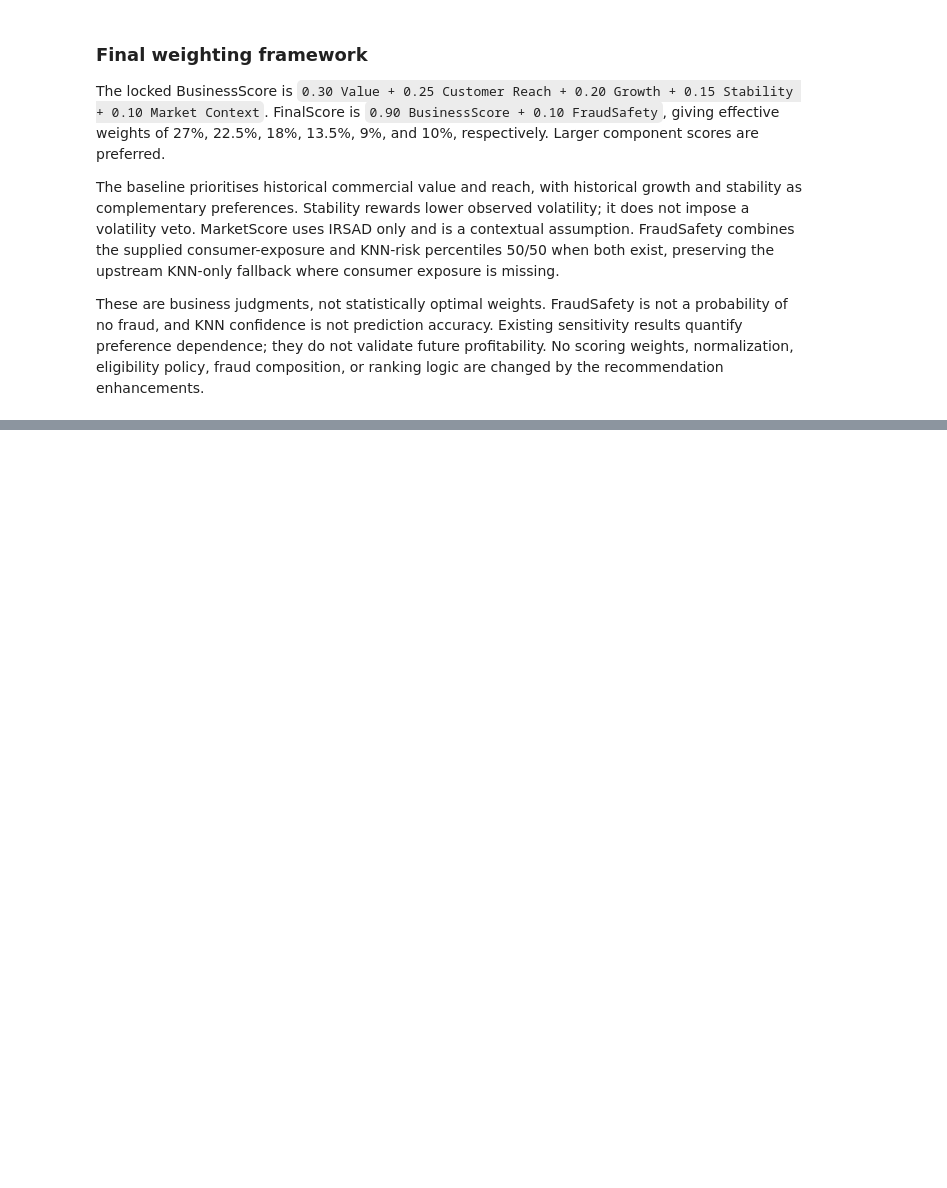
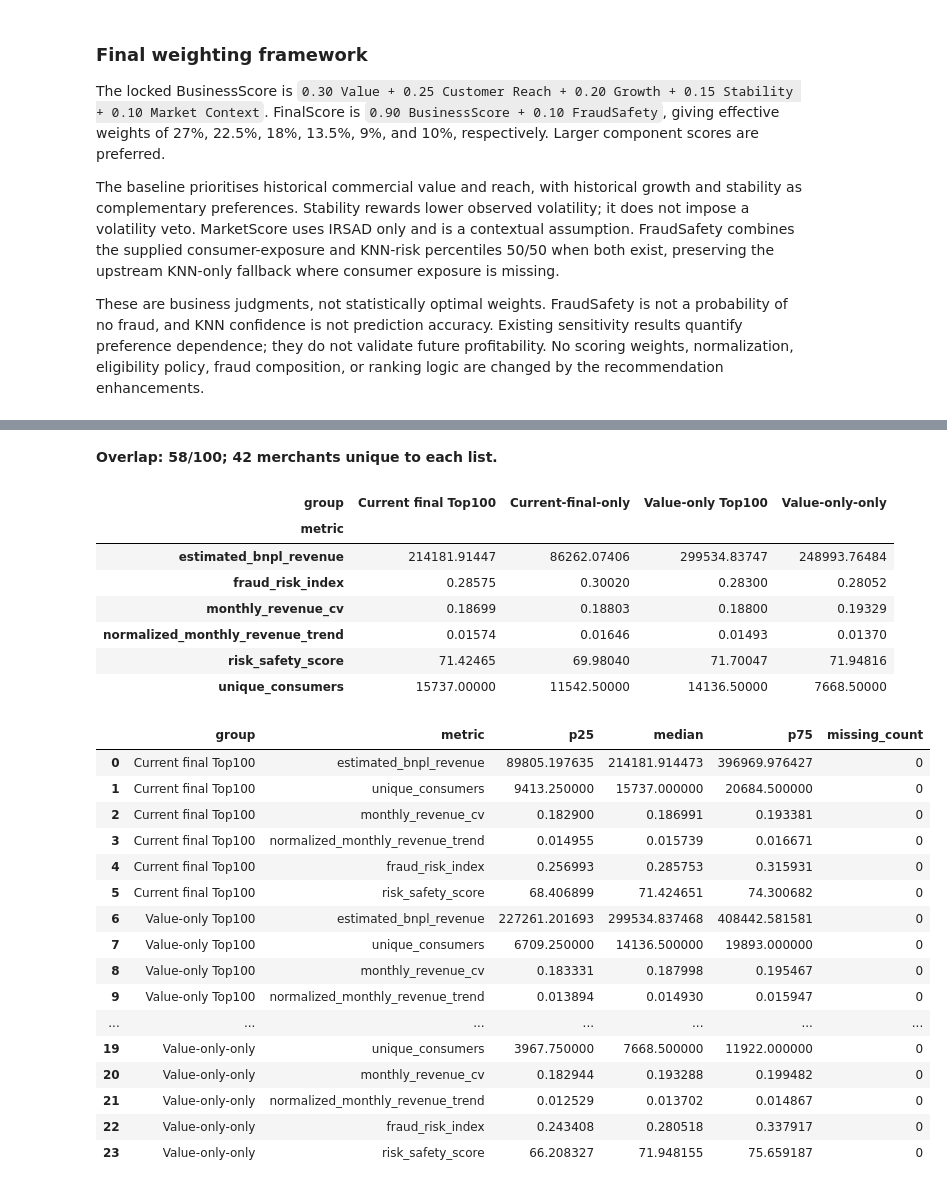
Before and after one commit to yixxx111/MAST30034-Project-2-Group-50, a Jupyter notebook: member5_ranking/ranking_summary.ipynb, the cells around one changed output, grey strips where cells are left out. Drawn from its saved outputs; the diff is of its cells as text; code cells hidden in the pictures; blank space fills up the shorter version.

```diff
--- a/member5_ranking/ranking_summary.ipynb
+++ b/member5_ranking/ranking_summary.ipynb
@@ -1249,0 +1261,75 @@ does not alter the locked ranking or allocate extra slots.
+# %%
+from IPython.display import display, Markdown
+from itertools import combinations
+
+useful = final_df.copy(deep=True)
+locked_snapshot = final_df.copy(deep=True)
+useful_metrics = ["estimated_bnpl_revenue", "unique_consumers", "monthly_revenue_cv",
+                  "normalized_monthly_revenue_trend", "fraud_risk_index", "risk_safety_score"]
+useful_components = ["value_score", "customer_score", "growth_score", "stability_score", "market_score", "risk_safety_score"]
+
+def diagnostic_top100(frame, score_column):
+    ordered = frame.sort_values([score_column, "merchant_abn"], ascending=[False, True])
+    # A cutoff tie would require an explicitly reviewed tie policy; do not silently change membership.
+    assert ordered.iloc[99][score_column] > ordered.iloc[100][score_column], "Review cutoff tie"
+    return set(ordered.head(100)["merchant_abn"])
+
+def distribution_rows(groups, metrics):
+    rows = []
+    for group_name, frame in groups.items():
+        for metric in metrics:
+            values = frame[metric].dropna()
+            rows.append(dict(group=group_name, metric=metric, merchant_count=len(frame),
+                             nonmissing_count=len(values), missing_count=int(frame[metric].isna().sum()),
+                             p25=values.quantile(.25), median=values.median(), p75=values.quantile(.75)))
+    return pd.DataFrame(rows)
+
+baseline_ids = diagnostic_top100(useful, "final_score")
+value_ids = diagnostic_top100(useful, "estimated_bnpl_revenue")
+useful["value_only_rank"] = useful.estimated_bnpl_revenue.rank(method="min", ascending=False).astype(int)
+useful["current_selected"] = useful.merchant_abn.isin(baseline_ids)
+useful["value_only_selected"] = useful.merchant_abn.isin(value_ids)
+value_overlap = len(baseline_ids & value_ids)
+value_groups = {
+    "Current final Top100": useful.loc[useful.current_selected],
+    "Value-only Top100": useful.loc[useful.value_only_selected],
+    "Current-final-only": useful.loc[useful.current_selected & ~useful.value_only_selected],
+    "Value-only-only": useful.loc[useful.value_only_selected & ~useful.current_selected],
+}
+value_comparison = distribution_rows(value_groups, useful_metrics)
+value_comparison["top100_overlap_count"] = value_overlap
+value_comparison["group_historical_revenue_proxy_total"] = value_comparison["group"].map({name: frame.estimated_bnpl_revenue.sum() for name, frame in value_groups.items()})
+value_comparison.to_csv(RESULTS_DIR / "value_only_baseline_comparison.csv", index=False)
+value_membership = useful.loc[useful.current_selected | useful.value_only_selected,
+    ["merchant_abn", "merchant_name", "current_selected", "value_only_selected", "final_rank", "value_only_rank"] + useful_metrics].copy()
+value_membership.to_csv(RESULTS_DIR / "value_only_baseline_membership.csv", index=False)
+display(Markdown(f"**Overlap: {value_overlap}/100; {100-value_overlap} merchants unique to each list.**"))
+display(value_comparison.pivot(index="metric", columns="group", values="median").round(5))
+display(value_comparison[["group", "metric", "p25", "median", "p75", "missing_count"]])
+# %% [output]
+**Overlap: 58/100; 42 merchants unique to each list.**
+| group | Current final Top100 | Current-final-only | Value-only Top100 | Value-only-only |
+| metric |  |  |  |  |
+| estimated_bnpl_revenue | 214181.91447 | 86262.07406 | 299534.83747 | 248993.76484 |
+| fraud_risk_index | 0.28575 | 0.30020 | 0.28300 | 0.28052 |
+| monthly_revenue_cv | 0.18699 | 0.18803 | 0.18800 | 0.19329 |
+| normalized_monthly_revenue_trend | 0.01574 | 0.01646 | 0.01493 | 0.01370 |
+| risk_safety_score | 71.42465 | 69.98040 | 71.70047 | 71.94816 |
+| unique_consumers | 15737.00000 | 11542.50000 | 14136.50000 | 7668.50000 |
+|  | group | metric | p25 | median | p75 | missing_count |
+| 0 | Current final Top100 | estimated_bnpl_revenue | 89805.197635 | 214181.914473 | 396969.976427 | 0 |
+| 1 | Current final Top100 | unique_consumers | 9413.250000 | 15737.000000 | 20684.500000 | 0 |
+| 2 | Current final Top100 | monthly_revenue_cv | 0.182900 | 0.186991 | 0.193381 | 0 |
+| 3 | Current final Top100 | normalized_monthly_revenue_trend | 0.014955 | 0.015739 | 0.016671 | 0 |
+| 4 | Current final Top100 | fraud_risk_index | 0.256993 | 0.285753 | 0.315931 | 0 |
+| 5 | Current final Top100 | risk_safety_score | 68.406899 | 71.424651 | 74.300682 | 0 |
+| 6 | Value-only Top100 | estimated_bnpl_revenue | 227261.201693 | 299534.837468 | 408442.581581 | 0 |
+| 7 | Value-only Top100 | unique_consumers | 6709.250000 | 14136.500000 | 19893.000000 | 0 |
+| 8 | Value-only Top100 | monthly_revenue_cv | 0.183331 | 0.187998 | 0.195467 | 0 |
+| 9 | Value-only Top100 | normalized_monthly_revenue_trend | 0.013894 | 0.014930 | 0.015947 | 0 |
+| ... | ... | ... | ... | ... | ... | ... |
+| 19 | Value-only-only | unique_consumers | 3967.750000 | 7668.500000 | 11922.000000 | 0 |
+| 20 | Value-only-only | monthly_revenue_cv | 0.182944 | 0.193288 | 0.199482 | 0 |
+| 21 | Value-only-only | normalized_monthly_revenue_trend | 0.012529 | 0.013702 | 0.014867 | 0 |
+| 22 | Value-only-only | fraud_risk_index | 0.243408 | 0.280518 | 0.337917 | 0 |
+| 23 | Value-only-only | risk_safety_score | 66.208327 | 71.948155 | 75.659187 | 0 |
```
Also changed, not shown: parts of 11 cells of this notebook, 14 other files.
